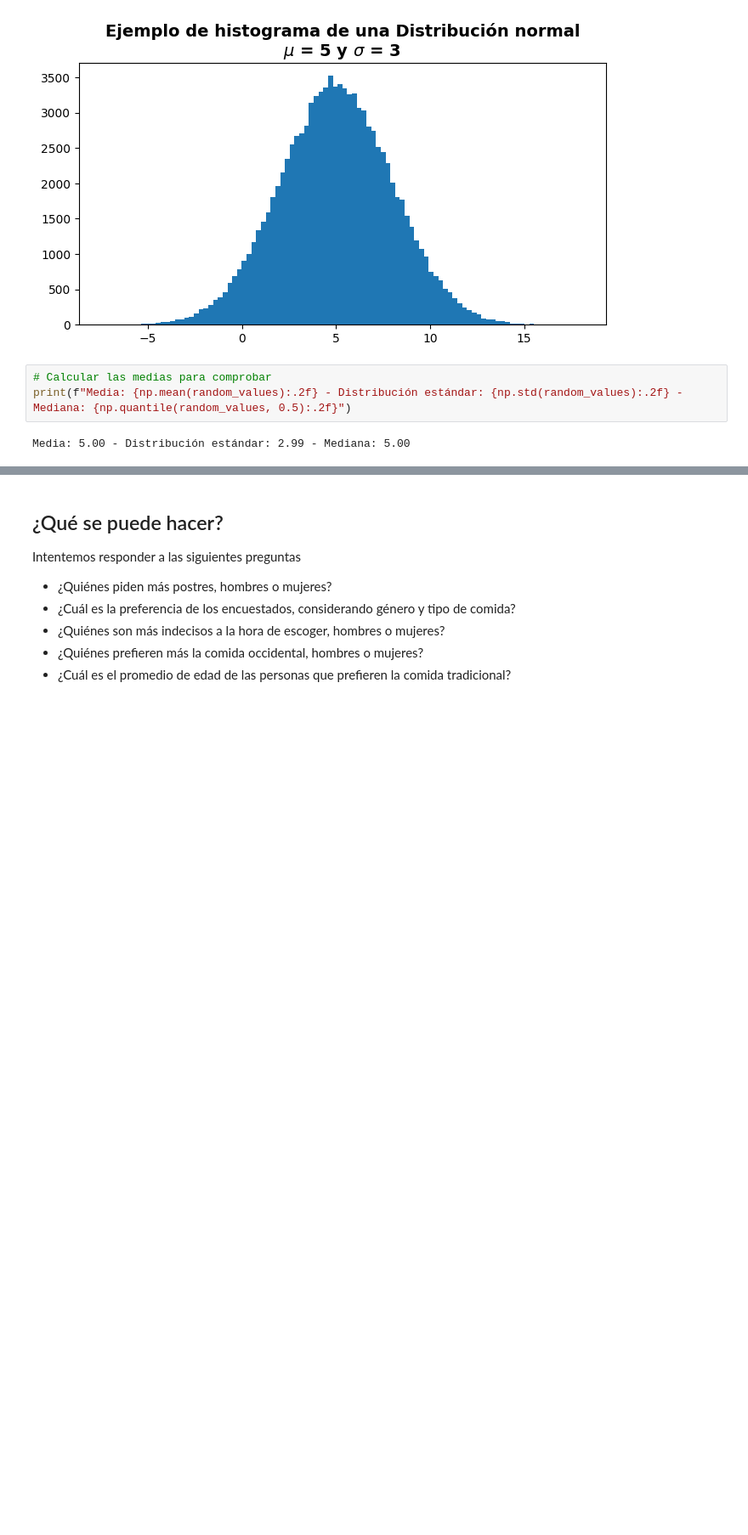
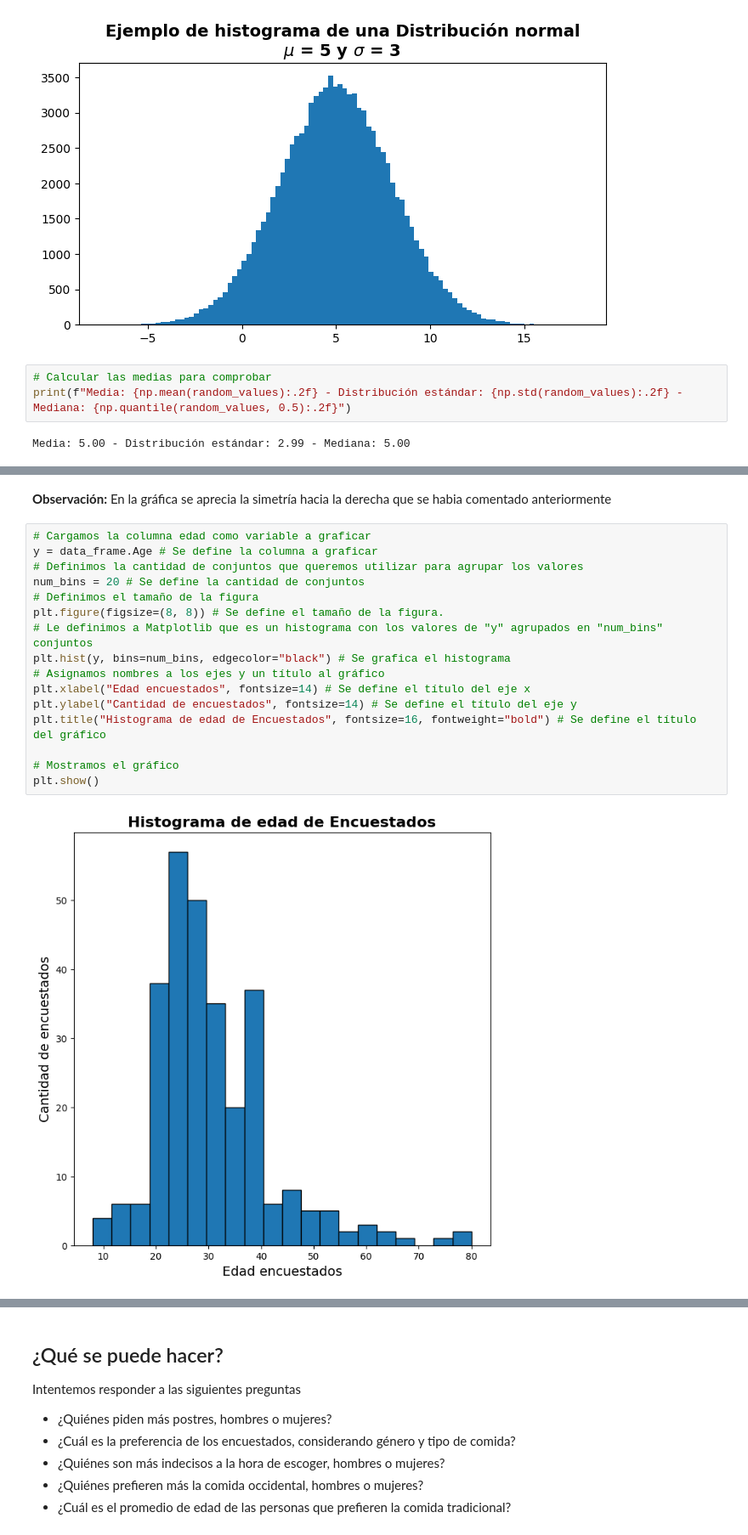
Before and after one commit to HikkizZ/InteligenciaArtificial_Uni, a Jupyter notebook: Class2.ipynb, the cells around one changed output, grey strips where cells are left out. Shown: that part at 85% size. Drawn from its saved outputs; the diff is of its cells as text; blank space fills up the shorter version.

```diff
--- a/Class2.ipynb
+++ b/Class2.ipynb
@@ -338,0 +352,20 @@ Media: 5.00 - Distribución estándar: 2.99 - Mediana: 5.00
+# %% [markdown]
+**Observación:** En la gráfica se aprecia la simetría hacia la derecha que se habia comentado anteriormente
+# %%
+# Cargamos la columna edad como variable a graficar
+y = data_frame.Age # Se define la columna a graficar
+# Definimos la cantidad de conjuntos que queremos utilizar para agrupar los valores
+num_bins = 20 # Se define la cantidad de conjuntos
+# Definimos el tamaño de la figura
+plt.figure(figsize=(8, 8)) # Se define el tamaño de la figura.
+# Le definimos a Matplotlib que es un histograma con los valores de "y" agrupados en "num_bins" conjuntos
+plt.hist(y, bins=num_bins, edgecolor="black") # Se grafica el histograma
+# Asignamos nombres a los ejes y un título al gráfico
+plt.xlabel("Edad encuestados", fontsize=14) # Se define el título del eje x
+plt.ylabel("Cantidad de encuestados", fontsize=14) # Se define el título del eje y
+plt.title("Histograma de edad de Encuestados", fontsize=16, fontweight="bold") # Se define el título del gráfico
+
+# Mostramos el gráfico
+plt.show()
+# %% [output]
+[figure, added]
```
Also changed, not shown: parts of 29 cells of this notebook.
